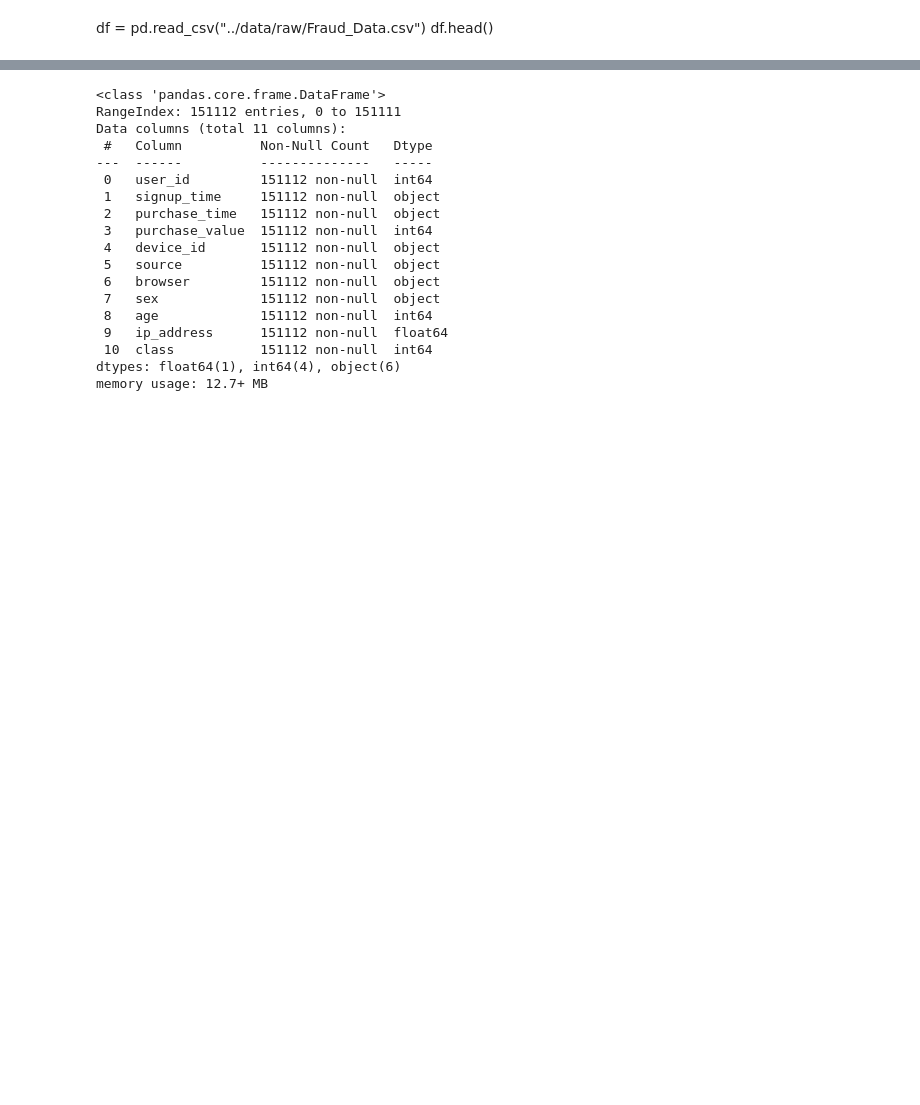
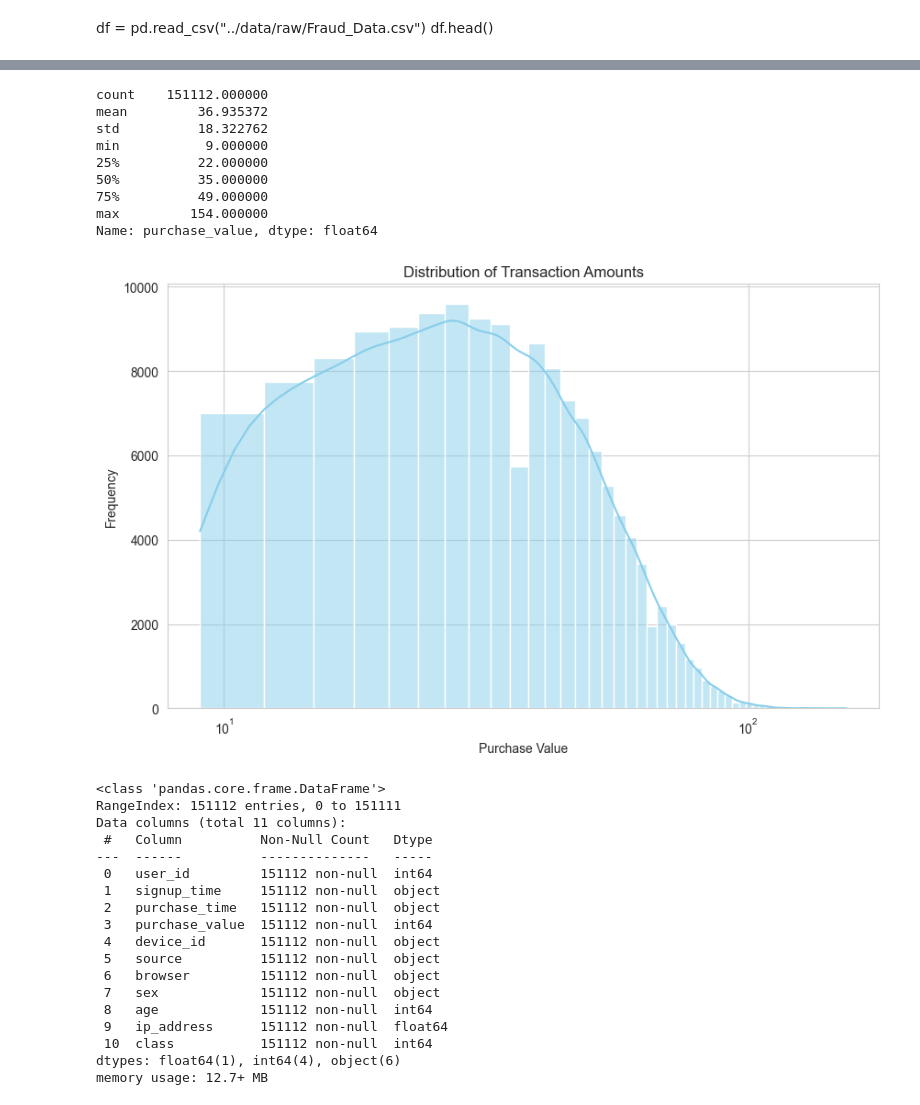
Before and after one commit to Yodahe2021/fraud-detection, a Jupyter notebook: notebooks/eda-fraud-data.ipynb, the cells around one changed output, grey strips where cells are left out. Drawn from its saved outputs; the diff is of its cells as text; code cells hidden in the pictures; blank space fills up the shorter version.

```diff
--- a/notebooks/eda-fraud-data.ipynb
+++ b/notebooks/eda-fraud-data.ipynb
@@ -25,6 +25,28 @@ df.head()
 | 2 | 1359 | 2015-01-01 18:52:44 | 2015-01-01 18:52:45 | 15 | YSSKYOSJHPPLJ | SEO | Opera | M | 53 | ... |
 | 3 | 150084 | 2015-04-28 21:13:25 | 2015-05-04 13:54:50 | 44 | ATGTXKYKUDUQN | SEO | Safari | M | 41 | ... |
 | 4 | 221365 | 2015-07-21 07:09:52 | 2015-09-09 18:40:53 | 39 | NAUITBZFJKHWW | Ads | Safari | M | 45 | ... |
+# %%
+print(df['purchase_value'].describe())
+
+# Plot the distribution
+plt.figure(figsize=(10,6))
+sns.histplot(df['purchase_value'], bins=50, kde=True, color='skyblue')
+plt.title('Distribution of Transaction Amounts')
+plt.xlabel('Purchase Value')
+plt.ylabel('Frequency')
+plt.xscale('log')  # Log scale to handle skewness
+plt.show()
+# %% [output]
+count    151112.000000
+mean         36.935372
+std          18.322762
+min           9.000000
+25%          22.000000
+50%          35.000000
+75%          49.000000
+max         154.000000
+Name: purchase_value, dtype: float64
+[figure, added]
 # %%
 df.info()
 df.describe()
```
Also changed, not shown: parts of 1 cell of this notebook, 13 other files.
